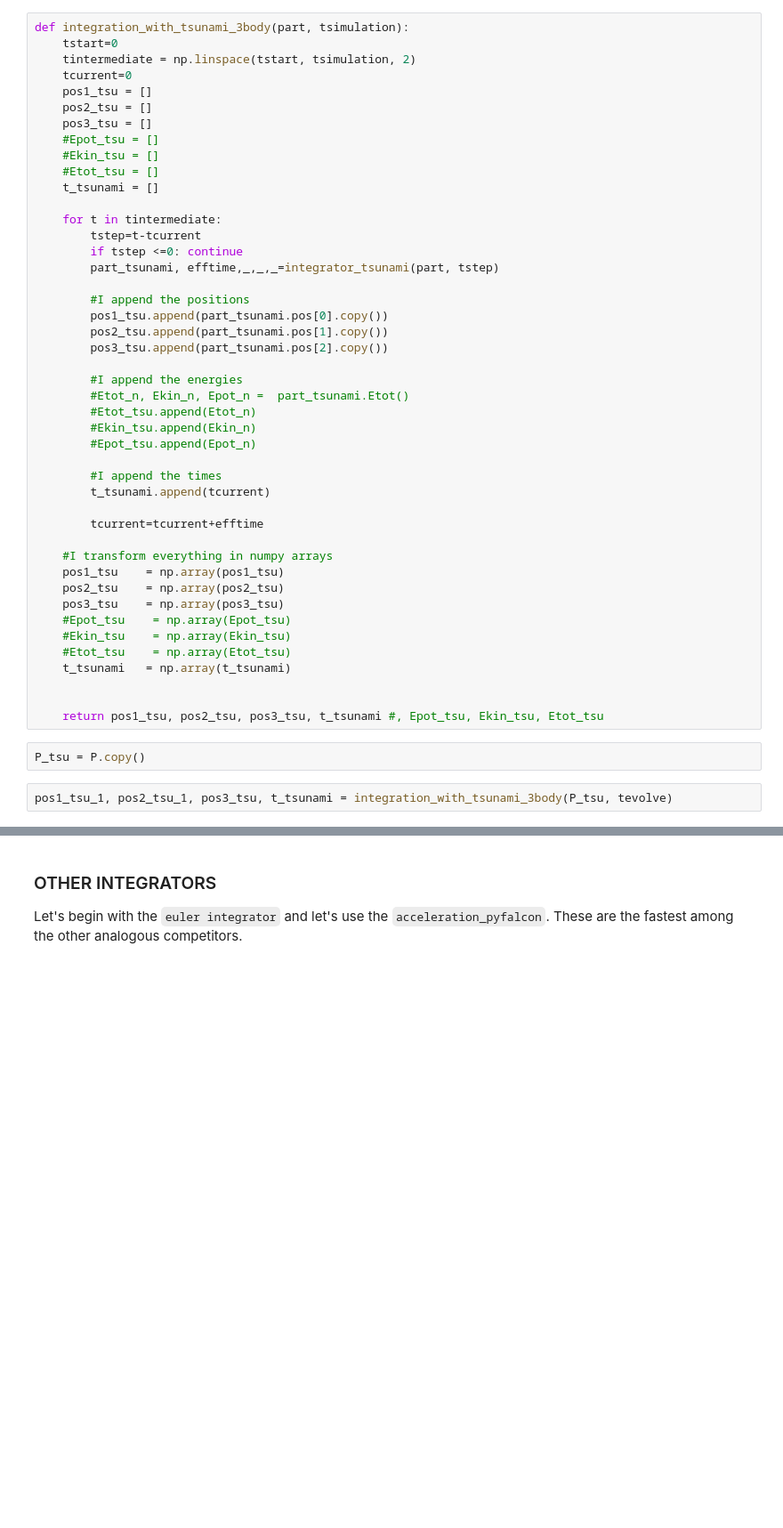
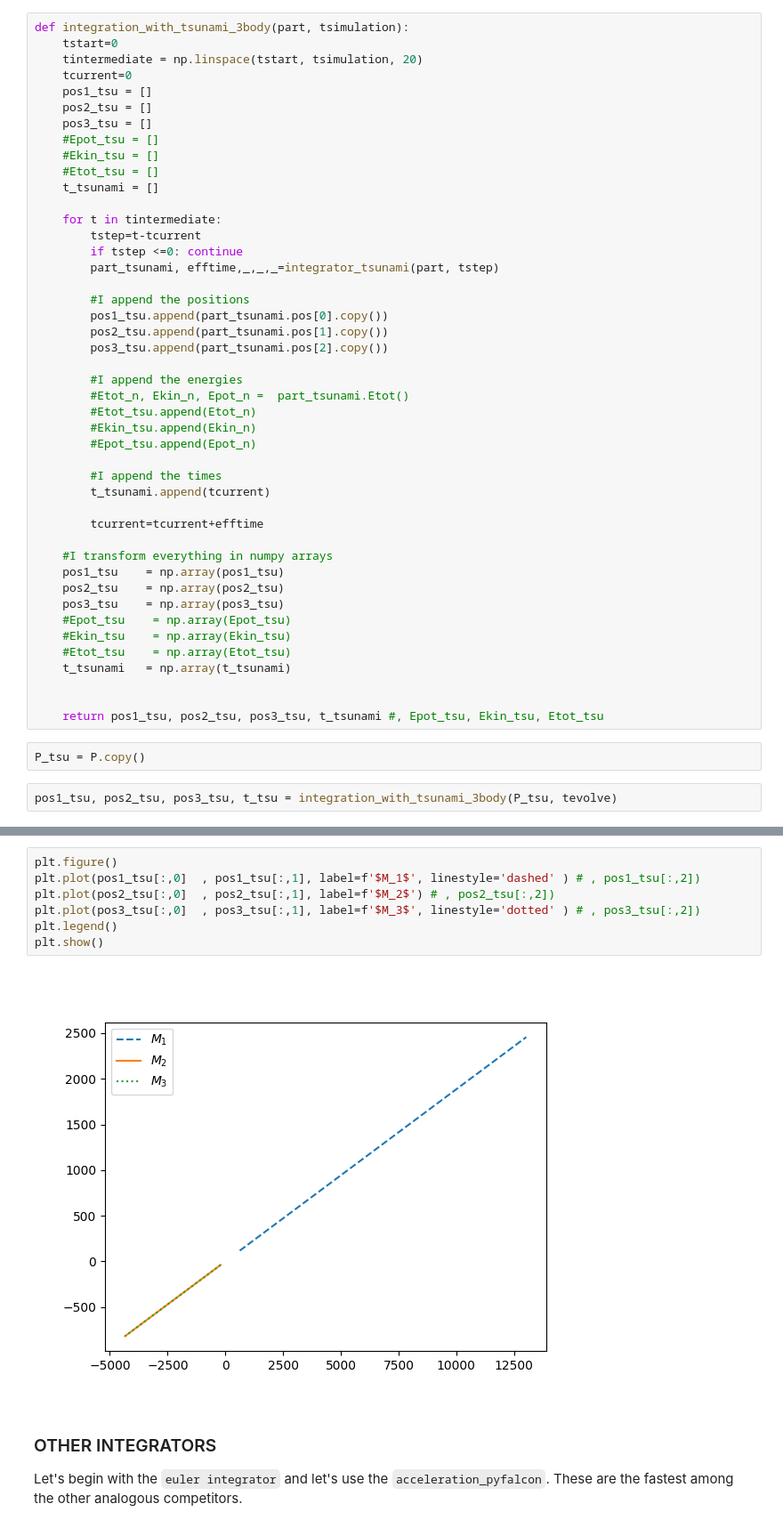
Before and after one commit to giadaaggio/compastro_23, a Jupyter notebook: Fireworks/assignment3/triangle_problem.ipynb, the cells around one changed output, grey strips where cells are left out. Shown at 89% size. Cells and saved outputs as stored; diff of their text form; blank space fills up the shorter version.

Commit message:
3 body plot bah fa schifo

```diff
--- a/Fireworks/assignment3/triangle_problem.ipynb
+++ b/Fireworks/assignment3/triangle_problem.ipynb
@@ -56,7 +57,7 @@ As initial condition we put $t_{start}$ = 0$ and $t_{simulation} = t_{evolve} =
 # %%
 def integration_with_tsunami_3body(part, tsimulation):
     tstart=0
-    tintermediate = np.linspace(tstart, tsimulation, 2)
+    tintermediate = np.linspace(tstart, tsimulation, 20)
     tcurrent=0
     pos1_tsu = []
     pos2_tsu = []
@@ -101,4 +102,4 @@ def integration_with_tsunami_3body(part, tsimulation):
 # %%
 P_tsu = P.copy()
 # %%
-pos1_tsu_1, pos2_tsu_1, pos3_tsu, t_tsunami = integration_with_tsunami_3body(P_tsu, tevolve)
+pos1_tsu, pos2_tsu, pos3_tsu, t_tsu = integration_with_tsunami_3body(P_tsu, tevolve)
@@ -107,3 +128,12 @@ print(pos1_tsu_1)
+# %%
+plt.figure()
+plt.plot(pos1_tsu[:,0]  , pos1_tsu[:,1], label=f'$M_1$', linestyle='dashed' ) # , pos1_tsu[:,2])
+plt.plot(pos2_tsu[:,0]  , pos2_tsu[:,1], label=f'$M_2$') # , pos2_tsu[:,2])
+plt.plot(pos3_tsu[:,0]  , pos3_tsu[:,1], label=f'$M_3$', linestyle='dotted' ) # , pos3_tsu[:,2])
+plt.legend()
+plt.show()
+# %% [output]
+[figure, added]
 # %% [markdown]
 ### OTHER INTEGRATORS
 
```
Also changed, not shown: parts of 6 cells of this notebook.
